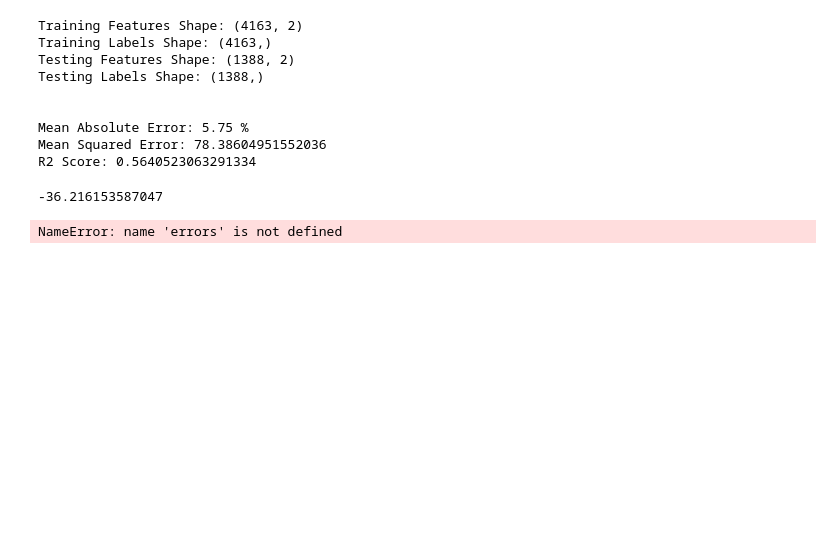
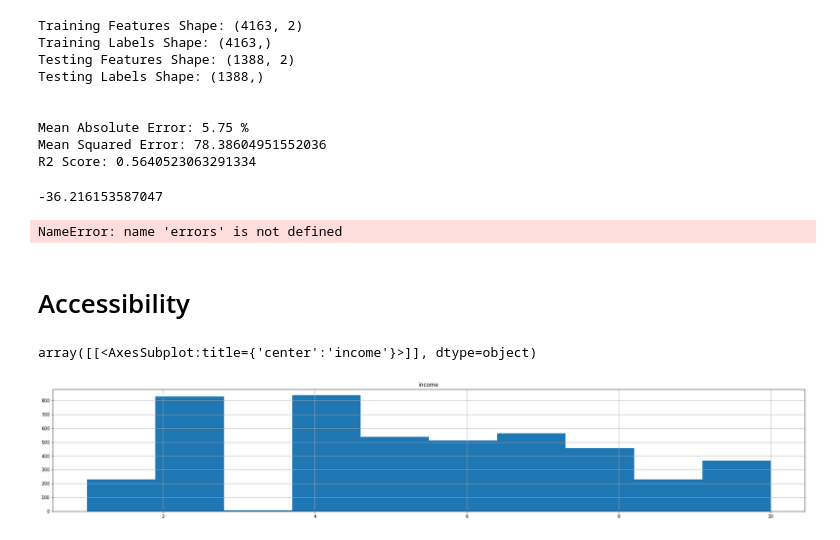
Before and after one commit to MiliasV/coaccessibility, a Jupyter notebook: notebooks/exploration.ipynb, the cells around one changed output. Cells and saved outputs as stored; diff of their text form; code cells hidden in the pictures; blank space fills up the shorter version.

```diff
--- a/notebooks/exploration.ipynb
+++ b/notebooks/exploration.ipynb
@@ -320,3 +320,32 @@ NameError: name 'errors' is not defined
 # plt.plot(new_x,new_y)
 
 # plt.show()
+# %% [markdown]
+# Accessibility
+# %%
+from sqlalchemy import create_engine
+import geopandas as gpd
+import pandas as pd
+
+def preprocess(df):
+    df.sort_values(by=['walk_age_entropy_index'], inplace=True)
+    df['walk_age_entropy_index'] = df['walk_age_entropy_index']*100
+    df['buurt_age_entropy_index'] = df['buurt_age_entropy_index']*100
+    df['wijk_age_entropy_index'] = df['wijk_age_entropy_index']*100
+    df.loc[df['category'].str.contains("shop")==True,'category'] = 'shop'
+    df = pd.concat([df, pd.get_dummies(df['category'])], axis=1);
+    df = df.round(4)
+    return df
+
+city = "rotterdam"
+# db initialization
+# store to db
+db_connection_string = 'postgresql://postgres:postgres@localhost/age_segregation'
+engine = create_engine(db_connection_string)
+sql = 'SELECT * from ' + city +'.pop_access_' + city[0:3] + ' where income!=0'
+df = pd.read_sql(sql, engine)
+# df = preprocess(df)
+df.hist(column='income', bins=10, figsize=(30,5))
+# %% [output]
+array([[<AxesSubplot:title={'center':'income'}>]], dtype=object)
+[figure, added]
```
Also changed, not shown: parts of 10 cells of this notebook.
